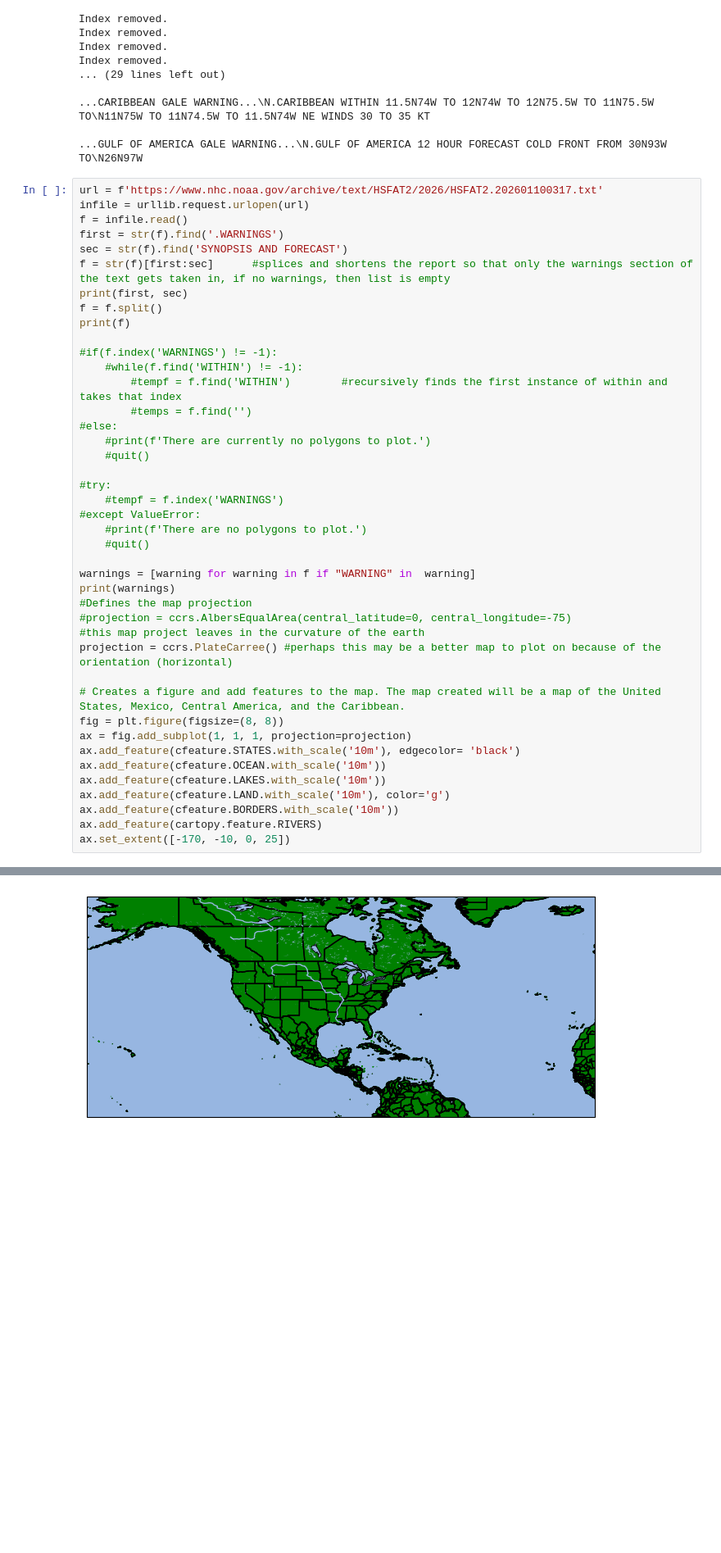
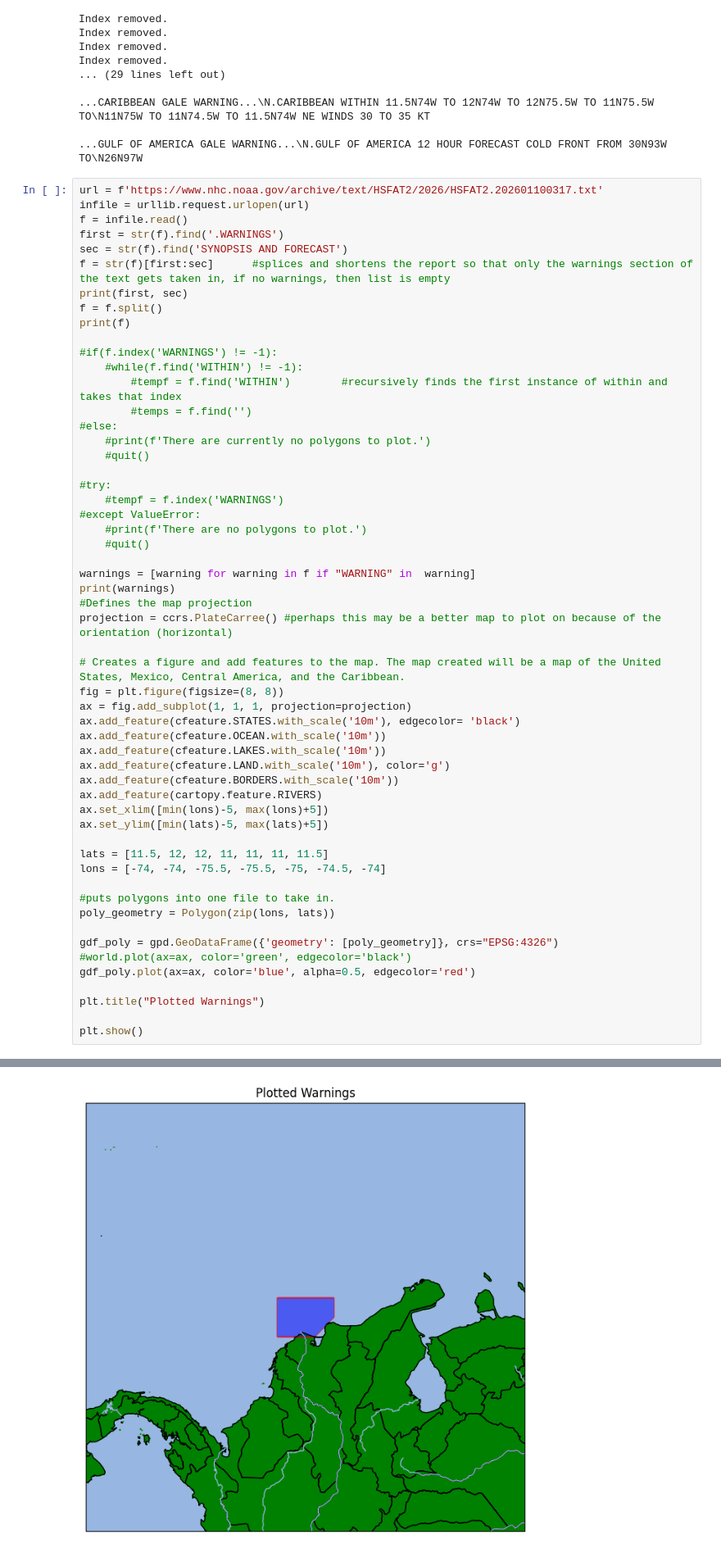
Before and after one commit to mumano/TC_watches_warnings, a Jupyter notebook: lapentaworkspace.ipynb, the cells around one changed output, grey strips where cells are left out. Shown at 82% size. Saved outputs shown, nothing was run; the diff lists cells and outputs as text; blank space fills up the shorter version.

Commit message:
clean up plotting

```diff
--- a/lapentaworkspace.ipynb
+++ b/lapentaworkspace.ipynb
@@ -744,36 +744,50 @@ print(f)
         #tempf = f.find('WITHIN')        #recursively finds the first instance of within and takes that index
         #temps = f.find('')
 #else:
     #print(f'There are currently no polygons to plot.')
     #quit()
 
 #try:
     #tempf = f.index('WARNINGS')
 #except ValueError:
     #print(f'There are no polygons to plot.')
     #quit()
 
 warnings = [warning for warning in f if "WARNING" in  warning]
 print(warnings)
 #Defines the map projection
-#projection = ccrs.AlbersEqualArea(central_latitude=0, central_longitude=-75)                                  #this map project leaves in the curvature of the earth
 projection = ccrs.PlateCarree() #perhaps this may be a better map to plot on because of the orientation (horizontal)
 
 # Creates a figure and add features to the map. The map created will be a map of the United States, Mexico, Central America, and the Caribbean.
 fig = plt.figure(figsize=(8, 8))
 ax = fig.add_subplot(1, 1, 1, projection=projection)
 ax.add_feature(cfeature.STATES.with_scale('10m'), edgecolor= 'black')
 ax.add_feature(cfeature.OCEAN.with_scale('10m'))
 ax.add_feature(cfeature.LAKES.with_scale('10m'))
 ax.add_feature(cfeature.LAND.with_scale('10m'), color='g')
 ax.add_feature(cfeature.BORDERS.with_scale('10m'))
 ax.add_feature(cartopy.feature.RIVERS)
-ax.set_extent([-170, -10, 0, 25])
+ax.set_xlim([min(lons)-5, max(lons)+5])
+ax.set_ylim([min(lats)-5, max(lats)+5])
+
+lats = [11.5, 12, 12, 11, 11, 11, 11.5]
+lons = [-74, -74, -75.5, -75.5, -75, -74.5, -74]
+
+#puts polygons into one file to take in.
+poly_geometry = Polygon(zip(lons, lats))
+
+gdf_poly = gpd.GeoDataFrame({'geometry': [poly_geometry]}, crs="EPSG:4326")
+#world.plot(ax=ax, color='green', edgecolor='black')
+gdf_poly.plot(ax=ax, color='blue', alpha=0.5, edgecolor='red')
+
+plt.title("Plotted Warnings")
+
+plt.show()
 # %% [output]
 567 2824
 ['.WARNINGS.\\n\\n...CARIBBEAN', 'GALE', 'WARNING...\\n.CARIBBEAN', 'WITHIN', '11.5N74W', 'TO', '12N74W', 'TO', '12N75.5W', 'TO', '11N75.5W', 'TO\\n11N75W', 'TO', '11N74.5W', 'TO', '11.5N74W', 'NE', ' ...
 ['.WARNINGS.\\n\\n...CARIBBEAN', 'WARNING...\\n.CARIBBEAN', 'WARNING...\\n.GULF']
-[figure, old version]
+[figure, new version]
 # %%
 #fig, ax = plt.subplots(subplot_kw={'projection': ccrs.Mercator()}, figsize=(10, 5))
 #ax.stock_img()
```
Also changed, not shown: parts of 1 cell of this notebook.
